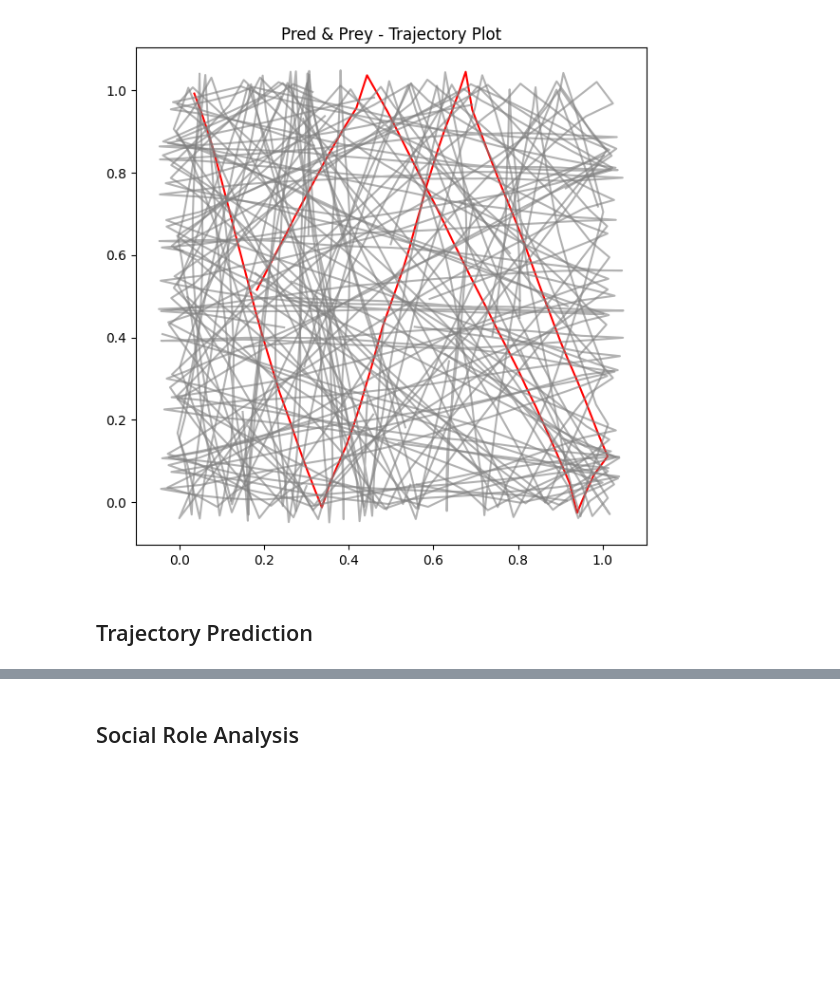
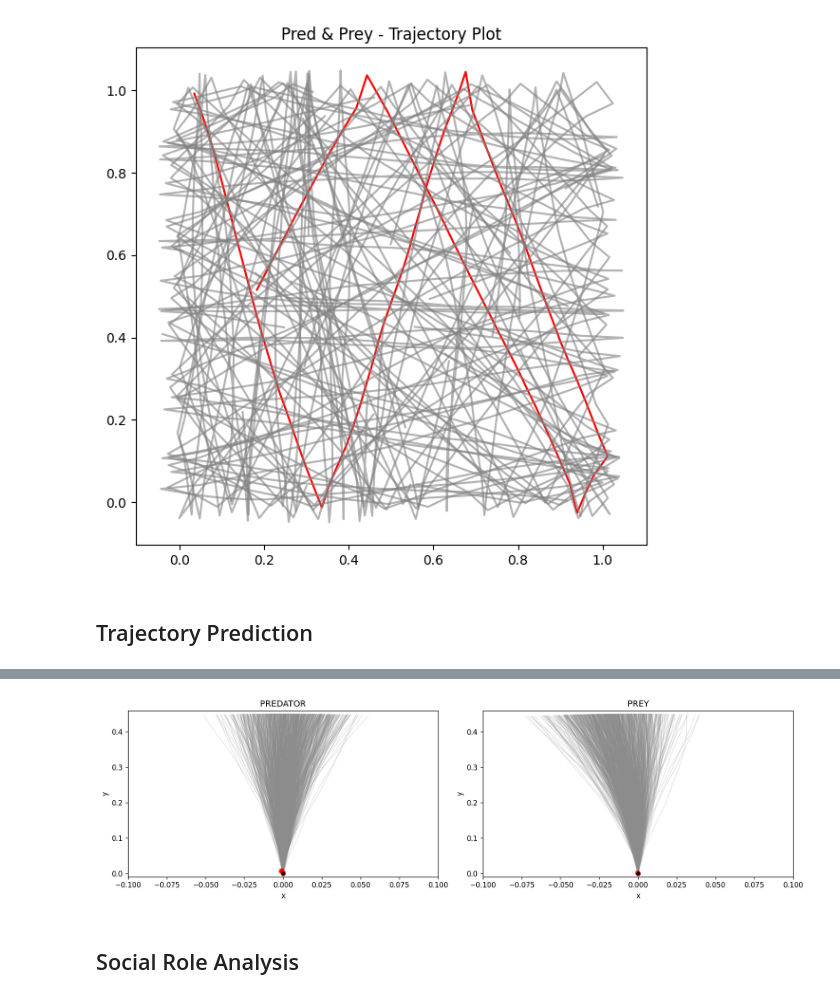
Before and after one commit to wirthy21/Master-Thesis, a Jupyter notebook: notebooks - gail_testing/6. Experiments.ipynb, the cells around one changed output, grey strips where cells are left out. Drawn from its saved outputs; the diff is of its cells as text; code cells hidden in the pictures; blank space fills up the shorter version.

```diff
--- a/notebooks - gail_testing/6. Experiments.ipynb
+++ b/notebooks - gail_testing/6. Experiments.ipynb
@@ -172,2 +277,79 @@ tensor([[0.6902, 0.5605],
+# %%
+def align_to_start_heading(x, y, theta):
+    # convert to relative coordinates with start at (0,0)
+    x0, y0 = x[0], y[0]
+    xt = x - x0
+    yt = y - y0
+
+    # rotate so theta points up
+    a = (np.pi / 2.0) - theta
+    ca, sa = np.cos(a), np.sin(a)
+    xr = ca * xt - sa * yt
+    yr = sa * xt + ca * yt
+    return xr, yr
+
+def trajectory_plot(ax, agent_idx, role):
+    n_rollouts, agents, coordinates = gen_xs.shape
+
+    rollouts = np.arange(n_rollouts)
+
+    all_x = []
+    all_y = []
+
+    # Draw generated trajectories in grey
+    for r in rollouts:
+        x = np.asarray(gen_xs[r, :, agent_idx], dtype=np.float32)
+        y = np.asarray(gen_ys[r, :, agent_idx], dtype=np.float32)
+        theta = float(gen_thetas[r, 0, agent_idx])
+        xr, yr = align_to_start_heading(x, y, theta)
+        all_x.append(xr)
+        all_y.append(yr)
+
+        ax.plot(xr, yr, color="0.55", linewidth=0.9, alpha=0.25, zorder=1)
+
+    # Draw expert in red
+    exp_x = np.asarray(exp_xs[:, agent_idx], dtype=np.float32)
+    exp_y = np.asarray(exp_ys[:, agent_idx], dtype=np.float32)
+    exp_theta = float(exp_thetas[0, agent_idx])
+    align_exp_x, align_exp_y = align_to_start_heading(exp_x, exp_y, exp_theta)
+    all_x.append(align_exp_x)
+    all_y.append(align_exp_y)
+
+    ax.plot(align_exp_x, align_exp_y, color="red", linewidth=5.0, alpha=1.0, zorder=10)
+    ax.scatter(align_exp_x, align_exp_y, s=30, color="red", alpha=1.0, zorder=11)
+
+    # Set startpoint
+    ax.scatter([0.0], [0.0], s=20, color="black", zorder=12)
+
+    # layout
+    ax.set_title(role.upper())
+    ax.set_xlabel("x")
+    ax.set_ylabel("y")
+    ax.set_aspect("auto")
+
+    # widen x-limits even if tight
+    x_all = np.concatenate(all_x)
+    y_all = np.concatenate(all_y)
+
+    x_abs = float(np.max(np.abs(x_all))) if x_all.size else 0.0
+    y_min = float(np.min(y_all)) if y_all.size else 0.0
+    y_max = float(np.max(y_all)) if y_all.size else 1.0
+
+    x_span = max(0.10, 1.15 * x_abs)
+    ax.set_xlim(-x_span, x_span)
+
+    y_pad = 0.02 * (y_max - y_min + 1e-9)
+    ax.set_ylim(y_min - y_pad, y_max + y_pad)
+
+
+fig, axes = plt.subplots(1, 2, figsize=(14, 4.2), dpi=120)  # wider figure
+
+trajectory_plot(axes[0], agent_idx=0, role="Predator")
+trajectory_plot(axes[1], agent_idx=1, role="Prey")
+
+plt.tight_layout()
+plt.show()
+# %% [output]
+[figure, added]
 # %% [markdown]
 ## Social Role Analysis
```
Also changed, not shown: parts of 6 cells of this notebook, 6 other files.
